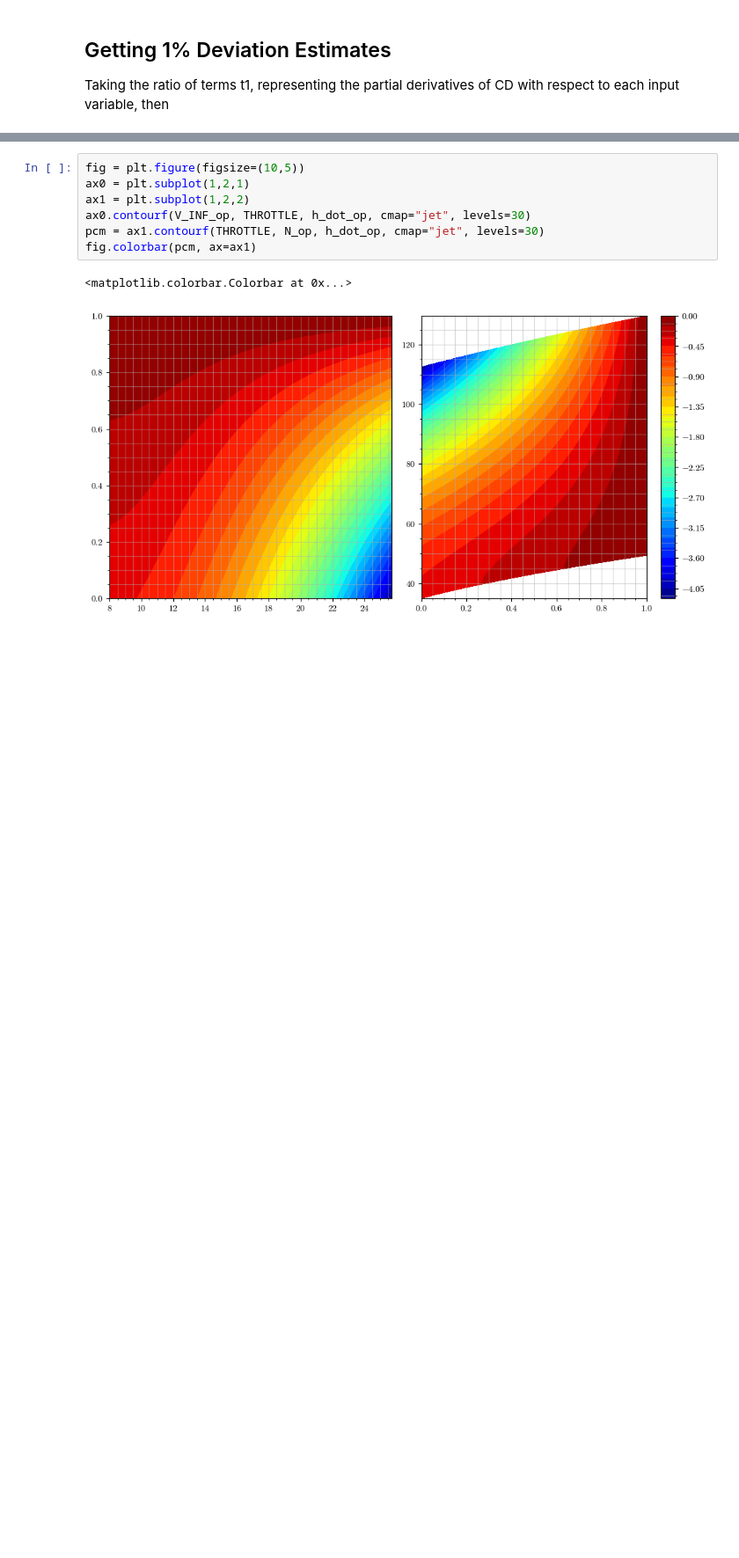
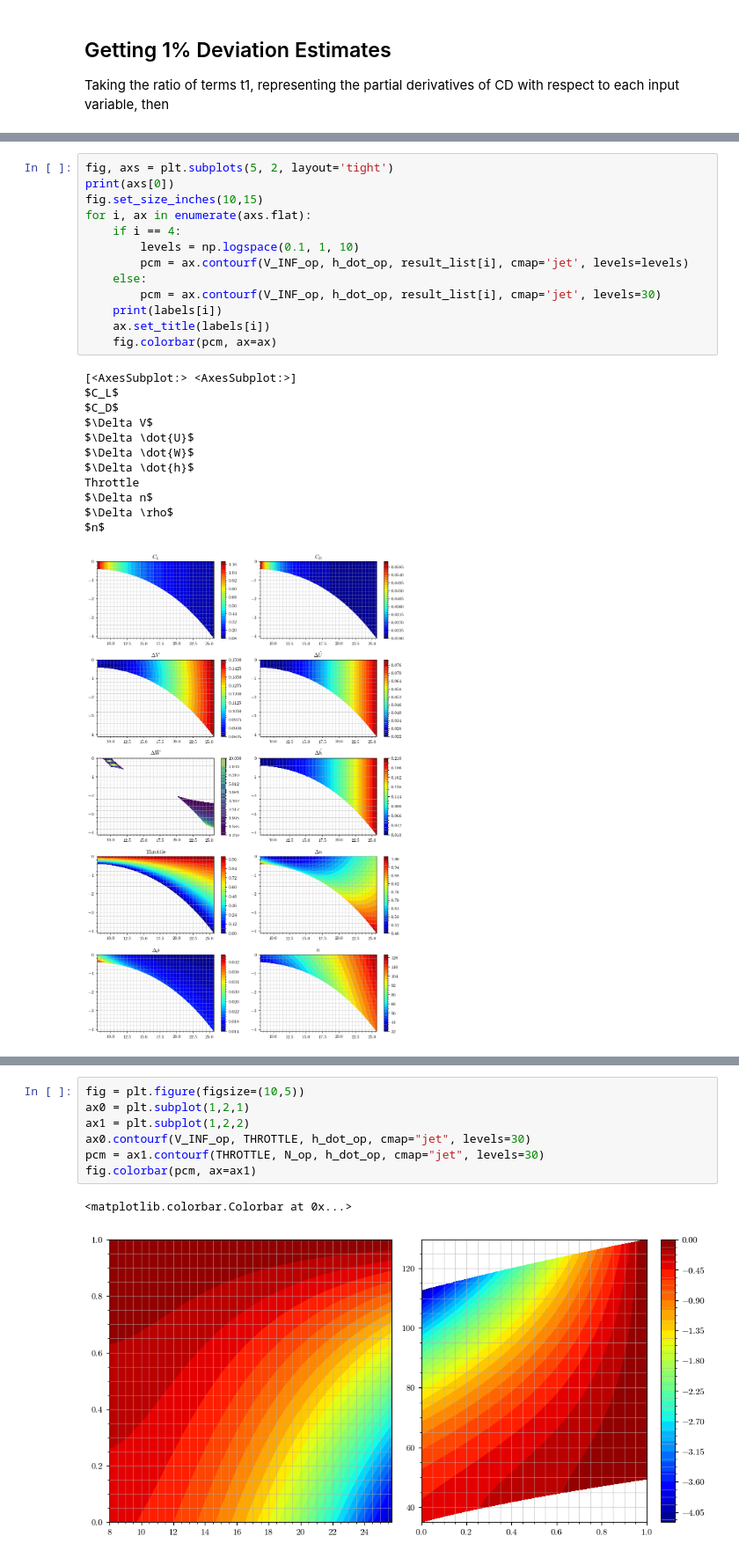
Before and after one commit to wkemp-edu/ArduPilot_AnalysisSuite, a Jupyter notebook: Investigations/descending_operatingpoints_working_linus.ipynb, the cells around one changed output, grey strips where cells are left out. Shown at 88% size. Drawn from its saved outputs; the diff is of its cells as text; blank space fills up the shorter version.

```diff
--- a/Investigations/descending_operatingpoints_working_linus.ipynb
+++ b/Investigations/descending_operatingpoints_working_linus.ipynb
@@ -180,0 +220,26 @@ Taking the ratio of terms t1, representing the partial derivatives of CD with re
+# %%
+fig, axs = plt.subplots(5, 2, layout='tight')
+print(axs[0])
+fig.set_size_inches(10,15)
+for i, ax in enumerate(axs.flat):
+    if i == 4:
+        levels = np.logspace(0.1, 1, 10)
+        pcm = ax.contourf(V_INF_op, h_dot_op, result_list[i], cmap='jet', levels=levels)
+    else:
+        pcm = ax.contourf(V_INF_op, h_dot_op, result_list[i], cmap='jet', levels=30)
+    print(labels[i])
+    ax.set_title(labels[i])
+    fig.colorbar(pcm, ax=ax)
+# %% [output]
+[<AxesSubplot:> <AxesSubplot:>]
+$C_L$
+$C_D$
+$\Delta V$
+$\Delta \dot{U}$
+$\Delta \dot{W}$
+$\Delta \dot{h}$
+Throttle
+$\Delta n$
+$\Delta \rho$
+$n$
+[figure, added]
```
Also changed, not shown: parts of 14 cells of this notebook, 2 other files.
